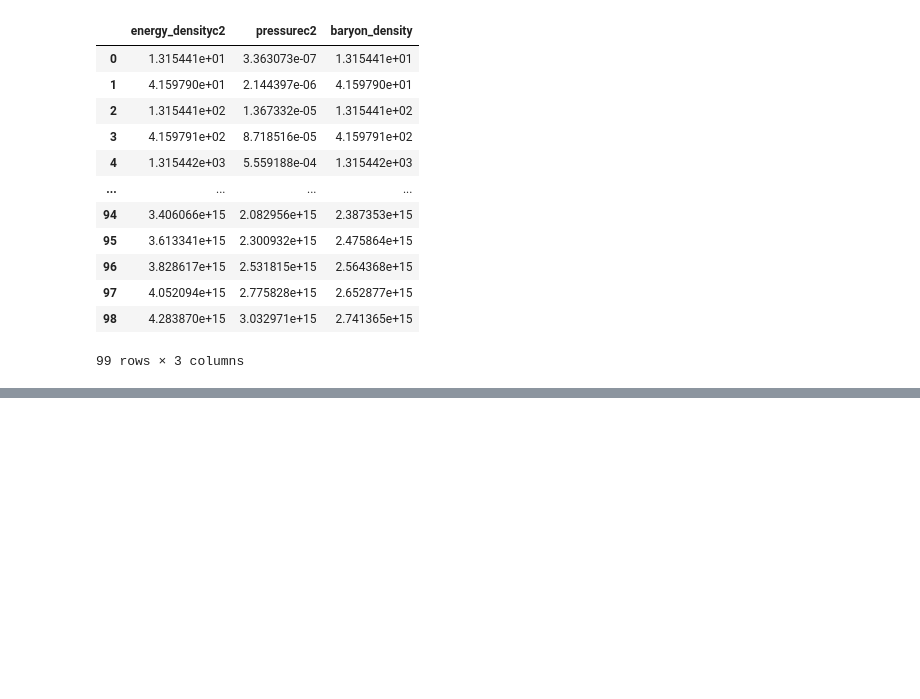
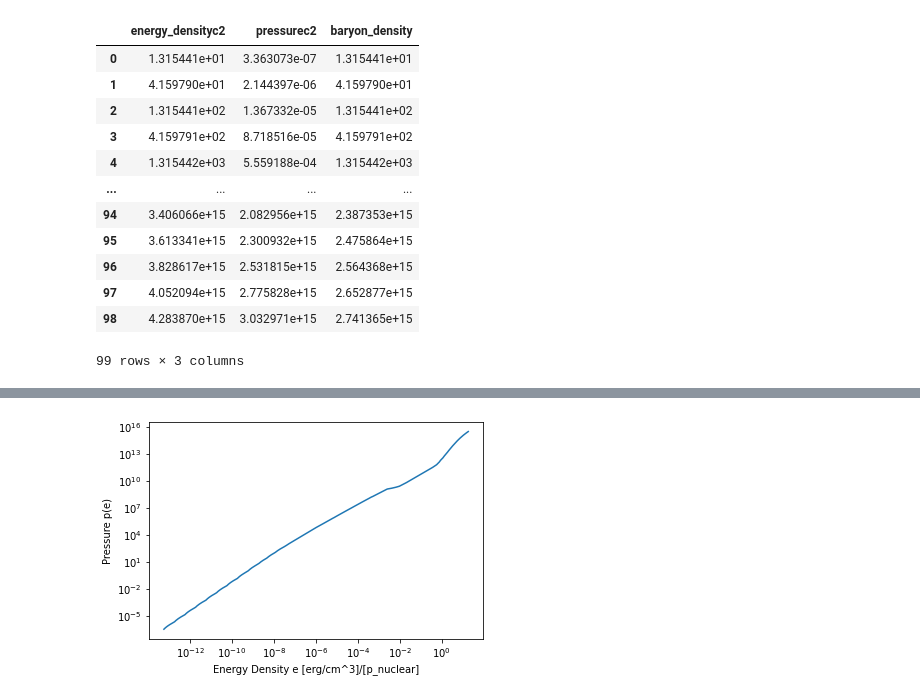
Before and after one commit to utkarsh7236/fmodes, a Jupyter notebook: Intro/CTA200 Final Project Assignment.ipynb, the cells around one changed output, grey strips where cells are left out. Saved outputs shown, nothing was run; the diff lists cells and outputs as text; code cells hidden in the pictures; blank space fills up the shorter version.

```diff
--- a/Intro/CTA200 Final Project Assignment.ipynb
+++ b/Intro/CTA200 Final Project Assignment.ipynb
@@ -141,0 +143,25 @@ Rescale energy density axis in units of this "nuclear density".
+# %%
+df = pd.read_csv("sly.csv")
+N = int(1e3)
+n_den = 2.3e14
+
+pressure = df.pressurec2
+e_den = df.energy_densityc2
+
+e_den_normed = e_den/n_den
+
+f_p_smooth = interp1d(e_den_normed, pressure)
+
+log_den = np.log10(e_den_normed)
+e_smooth = np.logspace(log_den.min(), 0.99*log_den.max(), N)
+p_smooth = f_p_smooth(e_smooth)
+
+
+plt.plot(e_smooth, p_smooth) # Converting to line plot now
+plt.xscale("log")
+plt.yscale("log")
+plt.xlabel("Energy Density e [erg/cm^3]/[p_nuclear]")
+plt.ylabel("Pressure p(e)")
+plt.show()
+# %% [output]
+[figure, added]
```
Also changed, not shown: parts of 7 cells of this notebook.
